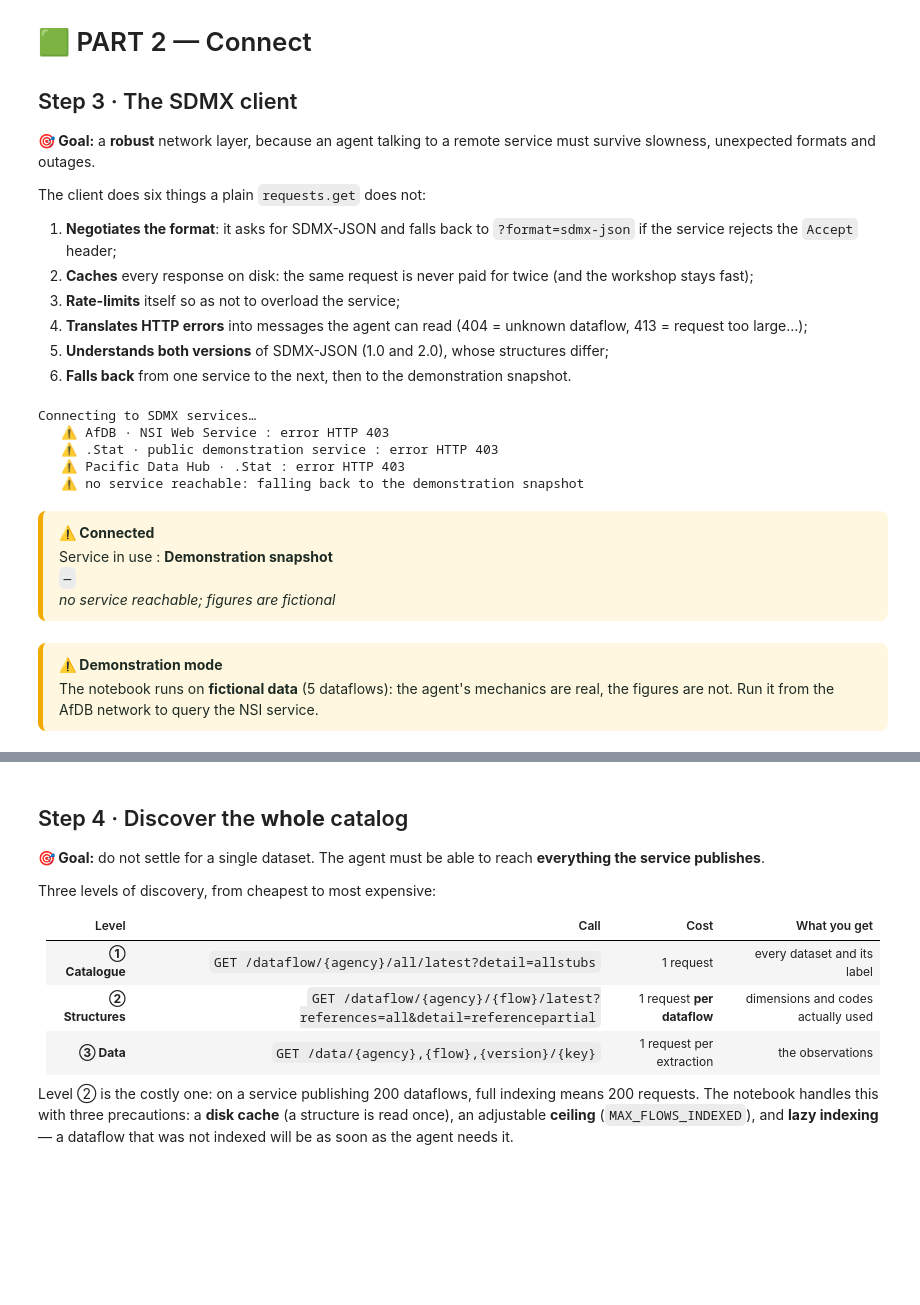
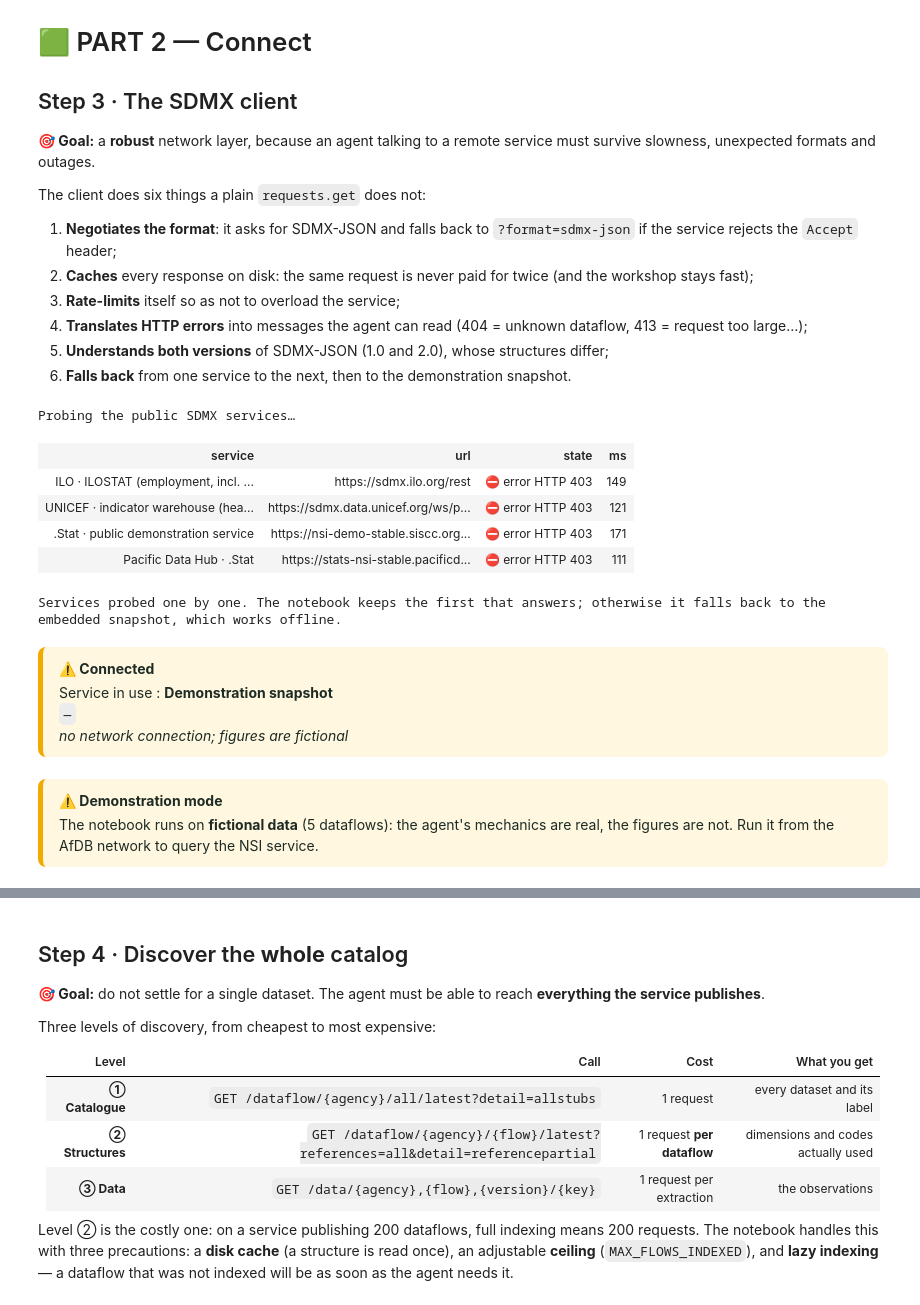
Before and after one commit to datainnov4africa-web/stg17-workshop, a Jupyter notebook: docs/downloads/Day1/1530_hands-on-part-2_EN.ipynb, the cells around one changed output, grey strips where cells are left out. Cells and saved outputs as stored; diff of their text form; code cells hidden in the pictures; blank space fills up the shorter version.

```diff
--- a/docs/downloads/Day1/1530_hands-on-part-2_EN.ipynb
+++ b/docs/downloads/Day1/1530_hands-on-part-2_EN.ipynb
@@ -106,15 +106,24 @@ from IPython.display import HTML, display
 
 # ── SDMX services, in order of preference ───────────────────────────────────
 ENDPOINTS = [
-    {"name": "AfDB · NSI Web Service", "url": "https://datamanager.afdb.org/ws/nsi_ws/rest",
-     "agency": "all", "note": "the workshop target; may be restricted to AfDB's internal network"},
+    # ⚠️ The AfDB service sits behind a Cloudflare challenge: reachable from a browser, refused (403)
+    #    for programmatic clients. Uncomment the line below once an exemption has been granted.
+    # {"name": "AfDB · NSI Web Service", "url": "https://datamanager.afdb.org/ws/nsi_ws/rest",
+    #  "agency": "all", "note": "workshop target; SDMX-ML 2.1; needs a Cloudflare exemption"},
+    {"name": "ILO · ILOSTAT (employment, incl. African countries)", "url": "https://sdmx.ilo.org/rest",
+     "agency": "ILO", "note": "public service, same SDMX concepts, covers African countries"},
+    {"name": "UNICEF · indicator warehouse (health, education)", "url": "https://sdmx.data.unicef.org/ws/public/sdmxapi/rest",
+     "agency": "UNICEF", "note": "service public, indicateurs sociaux par country"},
     {"name": ".Stat · public demonstration service", "url": "https://nsi-demo-stable.siscc.org/rest",
-     "agency": "all", "note": "same technology (.Stat/NSI), publicly reachable"},
+     "agency": "all", "note": "same technology (.Stat/NSI), demonstration catalogue"},
     {"name": "Pacific Data Hub · .Stat", "url": "https://stats-nsi-stable.pacificdata.org/rest",
      "agency": "SPC", "note": "another public .Stat instance, rich in dataflows"},
 ]
 LANGUAGE = "en"                 # language requested from the service (Accept-Language header)
-TIMEOUT = 25                    # seconds before a request is abandoned
+TIMEOUT = 20                    # seconds before a request is abandoned
+DELAI_TEST = 8                # seconds per service during the initial probe
+MODE = "demo"                 # ⭐ "demo" = embedded snapshot, works 100% offline (presentation)
+                              #    "auto" = try AfDB, ILO, UNICEF, then fall back to the snapshot
 MAX_OBSERVATIONS = 5000       # guard rail: beyond this, the request is refused
 
 ROOT = Path("stg17_sdmx")
@@ -171,7 +180,7 @@ def banner(overline, title, subtitle):
                  f"<div style='color:#fff;font-size:26px;font-weight:800;margin:6px 0'>{title}</div>"
                  f"<div style='color:#dbe7e0;font-size:14.5px;line-height:1.5'>{subtitle}</div></div>"))
 
-VERSION = "v7 · robust planning"
+VERSION = "v8 · planification robuste"
 banner(f"STG17 WORKSHOP · AfDB / STATAFRIC · {VERSION}", "📊 SDMX Agent",
         "A question in plain English → a plan → SDMX requests → a table and a chart, "
         "<b style='color:#fff'>with a trace of every call</b>.")
@@ -543,45 +699,71 @@ class DemoClient(SDMXClient):
         if last_n:
             groupes = [c for c in ("FREQ", "REF_AREA", "INDICATOR") if c in table.columns]
             table = table.sort_values("TIME_PERIOD").groupby(groupes, as_index=False).tail(int(last_n))
         return table.reset_index(drop=True)
 
 
-def connect(endpoints=ENDPOINTS, forcer_demo=False):
-    """Tries each service in order; falls back to the snapshot as a last resort."""
+def connect(endpoints=ENDPOINTS, forcer_demo=None):
+    """Tries each service in order (short probe); falls back to the snapshot as a last resort."""
+    if forcer_demo is None:
+        forcer_demo = (MODE == "demo")
     if forcer_demo:
         return DemoClient(), {"name": "Demonstration snapshot", "url": "—", "agency": "DEMO",
                               "note": "no network connection; figures are fictional"}
     for endpoint in endpoints:
-        client = SDMXClient(endpoint["url"])
+        client = SDMXClient(endpoint["url"], timeout=DELAI_TEST)
         try:
             flow = client.dataflows(endpoint.get("agency", "all"), limite=1)
+            client.timeout = TIMEOUT                      # normal timeout once the service is chosen
             if not flow.empty:
                 return client, endpoint
         except Exception as e:
             print(f"   ⚠️ {endpoint['name']} : {e}")
     print("   ⚠️ no service reachable: falling back to the demonstration snapshot")
     return DemoClient(), {"name": "Demonstration snapshot", "url": "—", "agency": "DEMO",
                           "note": "no service reachable; figures are fictional"}
 
 
-print("Connecting to SDMX services…")
+def probe_endpoints(endpoints=ENDPOINTS):
+    """Probes each service and returns a readable table: who answers, how fast."""
+    rows = []
+    for endpoint in endpoints:
+        client = SDMXClient(endpoint["url"], timeout=DELAI_TEST)
+        depart = time.perf_counter()
+        try:
+            flow = client.dataflows(endpoint.get("agency", "all"), limite=1)
+            rows.append({"service": endpoint["name"], "url": endpoint["url"],
+                           "state": "✅ answers" if not flow.empty else "⚠️ answers but empty catalogue",
+                           "ms": round((time.perf_counter() - depart) * 1000)})
+        except Exception as e:
+            rows.append({"service": endpoint["name"], "url": endpoint["url"],
+                           "state": f"⛔ {str(e)[:60]}", "ms": round((time.perf_counter() - depart) * 1000)})
+    return pd.DataFrame(rows)
+
+
+print("Probing the public SDMX services…")
+DIAGNOSTIC = probe_endpoints()
+show_table(DIAGNOSTIC, "Services probed one by one. The notebook keeps the first that answers; "
+        "otherwise it falls back to the embedded snapshot, which works offline.", max_rows=10)
+
 CLIENT, SERVICE = connect()
 DEMO_MODE = isinstance(CLIENT, DemoClient)
 callout(f"Service in use : <b>{SERVICE['name']}</b><br><code>{SERVICE['url']}</code><br><i>{SERVICE['note']}</i>",
         "Connected", "warning" if DEMO_MODE else "success")
 if DEMO_MODE:
     callout("The notebook runs on <b>fictional data</b> (5 dataflows): the agent's mechanics are real, "
             "the figures are not. Run it from the AfDB network to query the NSI service.",
             "Demonstration mode", "warning")
 # %% [output]
-Connecting to SDMX services…
-   ⚠️ AfDB · NSI Web Service : error HTTP 403
-   ⚠️ .Stat · public demonstration service : error HTTP 403
-   ⚠️ Pacific Data Hub · .Stat : error HTTP 403
-   ⚠️ no service reachable: falling back to the demonstration snapshot
+Probing the public SDMX services…
+| service | url | state | ms |
+| ILO · ILOSTAT (employment, incl. ... | https://sdmx.ilo.org/rest | ⛔ error HTTP 403 | 149 |
+| UNICEF · indicator warehouse (hea... | https://sdmx.data.unicef.org/ws/p... | ⛔ error HTTP 403 | 121 |
+| .Stat · public demonstration service | https://nsi-demo-stable.siscc.org... | ⛔ error HTTP 403 | 171 |
+| Pacific Data Hub · .Stat | https://stats-nsi-stable.pacificd... | ⛔ error HTTP 403 | 111 |
+Services probed one by one. The notebook keeps the first that answers; otherwise it falls back to the embedded snapshot, which works offline.
 ⚠️ Connected
 Service in use : Demonstration snapshot
 —
-no service reachable; figures are fictional
+no network connection; figures are fictional
 ⚠️ Demonstration mode
 The notebook runs on fictional data (5 dataflows): the agent's mechanics are real, the figures are not. Run it from the AfDB network to query the NSI service.
```
Also changed, not shown: parts of 23 cells of this notebook, 36 other files.
